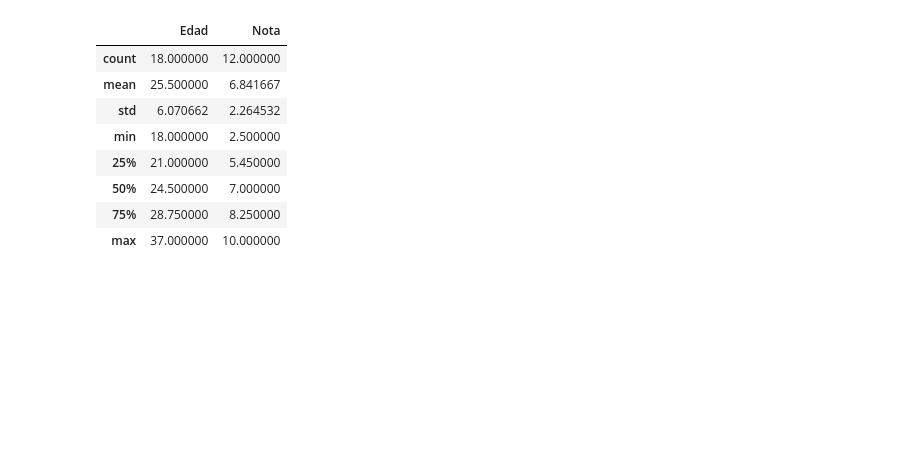
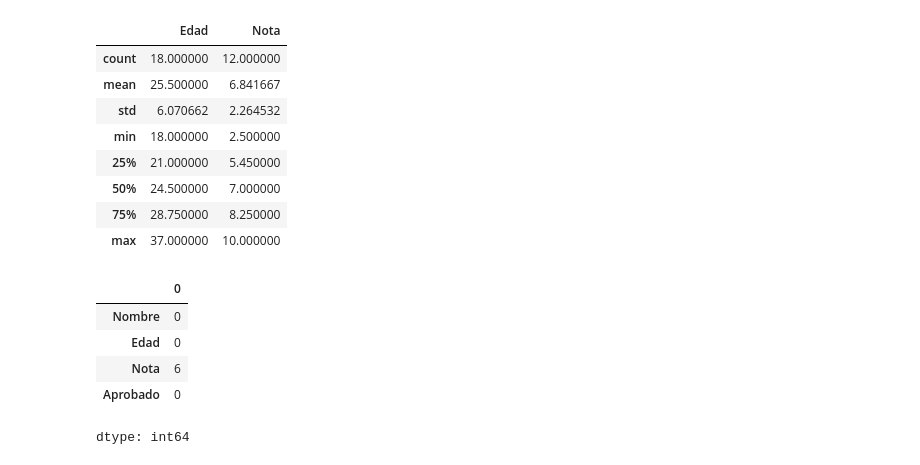
Before and after one commit to AndresCMontejo/Analisis_Inmuebles_CDMX, a Jupyter notebook: Analisis_extra.ipynb, the cells around one changed output. Cells and saved outputs as stored; diff of their text form; code cells hidden in the pictures; blank space fills up the shorter version.

```diff
--- a/Analisis_extra.ipynb
+++ b/Analisis_extra.ipynb
@@ -112,3 +112,14 @@ datos.describe()
 | 50% | 24.500000 | 7.000000 |
 | 75% | 28.750000 | 8.250000 |
 | max | 37.000000 | 10.000000 |
+# %%
+#Verifica si la base de datos contiene datos nulos y, en caso de tenerlos, realiza el tratamiento de estos datos nulos de la manera que consideres más coherente con la situación.
+datos.isnull()
+datos.isnull().sum() #muestra que columna(s) contiene(n) datos nulos(Nan)
+# %% [output]
+|  | 0 |
+| Nombre | 0 |
+| Edad | 0 |
+| Nota | 6 |
+| Aprobado | 0 |
+dtype: int64
```
Also changed, not shown: parts of 3 cells of this notebook.
